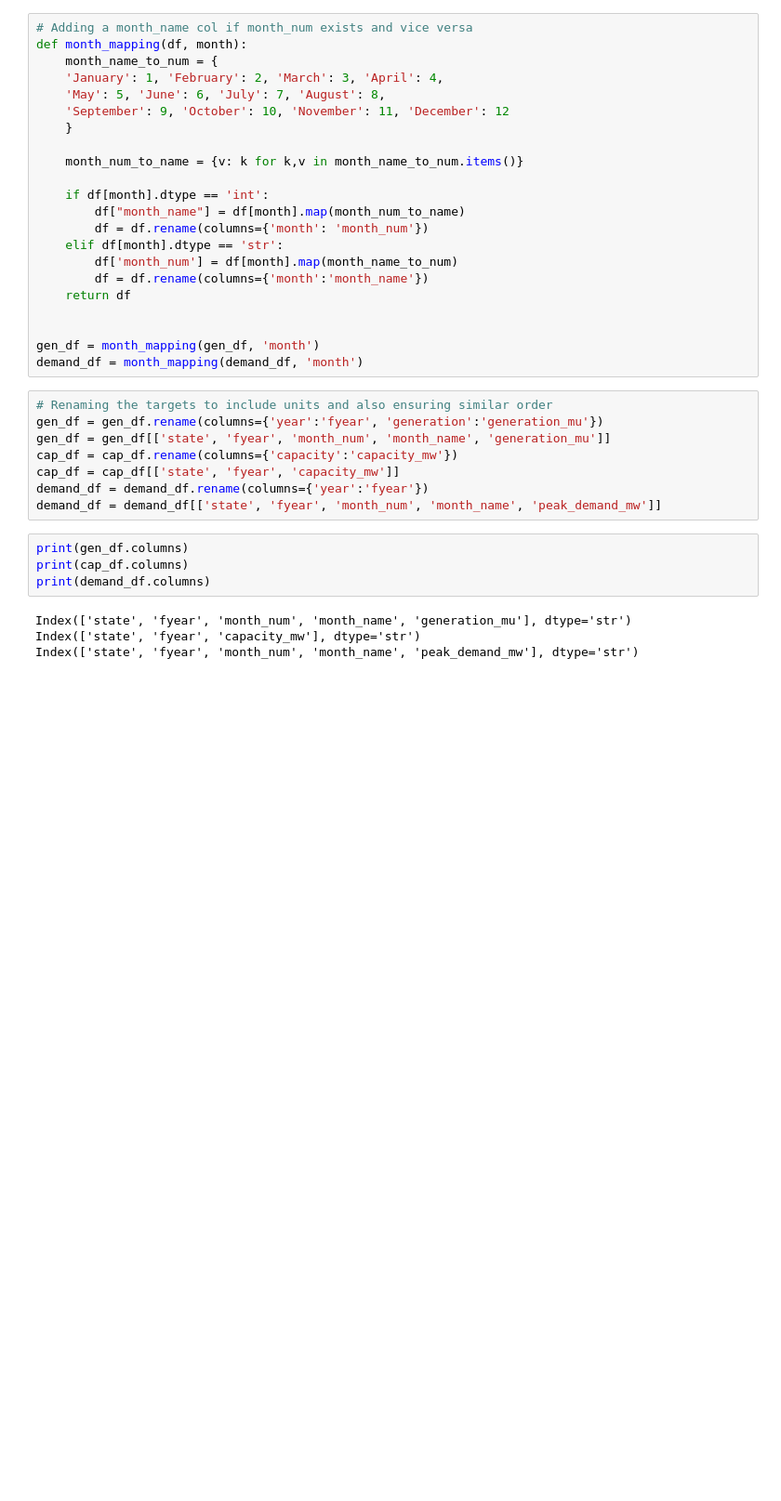
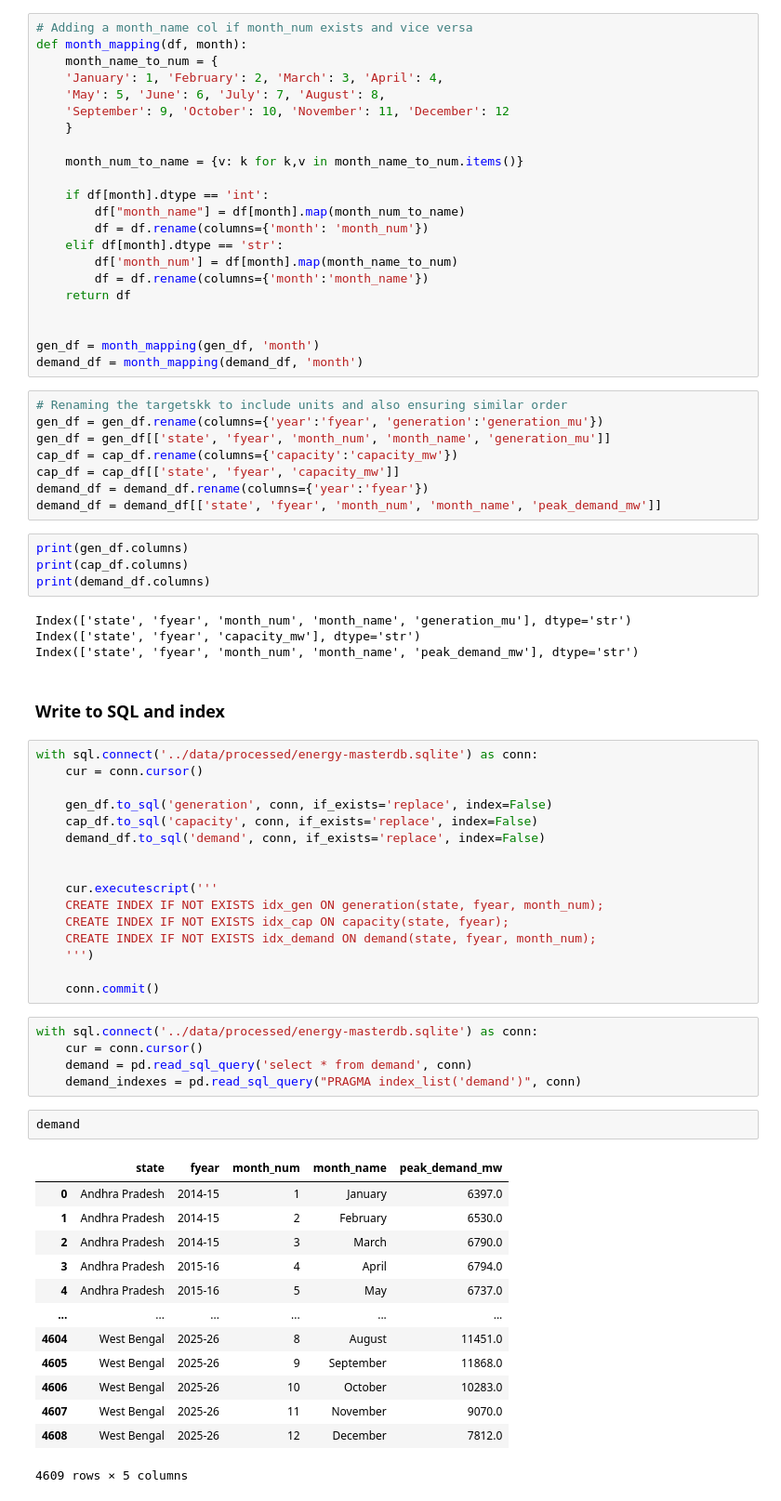
Before and after one commit to marvinminhaz/Solar-Curtailment-Project, a Jupyter notebook: notebooks/data-viz-and-prep.ipynb, the cells around one changed output. Shown at 93% size. Saved outputs shown, nothing was run; the diff lists cells and outputs as text; blank space fills up the shorter version.

Commit message:
created sqlite db and added gen, cap, demand dfs into sql tables

```diff
--- a/notebooks/data-viz-and-prep.ipynb
+++ b/notebooks/data-viz-and-prep.ipynb
@@ -132,7 +133,7 @@ def month_mapping(df, month):
 gen_df = month_mapping(gen_df, 'month')
 demand_df = month_mapping(demand_df, 'month')
 # %%
-# Renaming the targets to include units and also ensuring similar order
+# Renaming the targetskk to include units and also ensuring similar order
 gen_df = gen_df.rename(columns={'year':'fyear', 'generation':'generation_mu'})
 gen_df = gen_df[['state', 'fyear', 'month_num', 'month_name', 'generation_mu']]
 cap_df = cap_df.rename(columns={'capacity':'capacity_mw'})
@@ -147,3 +148,42 @@ print(demand_df.columns)
 Index(['state', 'fyear', 'month_num', 'month_name', 'generation_mu'], dtype='str')
 Index(['state', 'fyear', 'capacity_mw'], dtype='str')
 Index(['state', 'fyear', 'month_num', 'month_name', 'peak_demand_mw'], dtype='str')
+# %% [markdown]
+### Write to SQL and index
+# %%
+with sql.connect('../data/processed/energy-masterdb.sqlite') as conn:
+    cur = conn.cursor()
+
+    gen_df.to_sql('generation', conn, if_exists='replace', index=False)
+    cap_df.to_sql('capacity', conn, if_exists='replace', index=False)
+    demand_df.to_sql('demand', conn, if_exists='replace', index=False)
+
+
+    cur.executescript('''
+    CREATE INDEX IF NOT EXISTS idx_gen ON generation(state, fyear, month_num);
+    CREATE INDEX IF NOT EXISTS idx_cap ON capacity(state, fyear);
+    CREATE INDEX IF NOT EXISTS idx_demand ON demand(state, fyear, month_num);
+    ''')
+
+    conn.commit()
+# %%
+with sql.connect('../data/processed/energy-masterdb.sqlite') as conn:
+    cur = conn.cursor()
+    demand = pd.read_sql_query('select * from demand', conn)
+    demand_indexes = pd.read_sql_query("PRAGMA index_list('demand')", conn)
+# %%
+demand
+# %% [output]
+|  | state | fyear | month_num | month_name | peak_demand_mw |
+| 0 | Andhra Pradesh | 2014-15 | 1 | January | 6397.0 |
+| 1 | Andhra Pradesh | 2014-15 | 2 | February | 6530.0 |
+| 2 | Andhra Pradesh | 2014-15 | 3 | March | 6790.0 |
+| 3 | Andhra Pradesh | 2015-16 | 4 | April | 6794.0 |
+| 4 | Andhra Pradesh | 2015-16 | 5 | May | 6737.0 |
+| ... | ... | ... | ... | ... | ... |
+| 4604 | West Bengal | 2025-26 | 8 | August | 11451.0 |
+| 4605 | West Bengal | 2025-26 | 9 | September | 11868.0 |
+| 4606 | West Bengal | 2025-26 | 10 | October | 10283.0 |
+| 4607 | West Bengal | 2025-26 | 11 | November | 9070.0 |
+| 4608 | West Bengal | 2025-26 | 12 | December | 7812.0 |
+4609 rows × 5 columns
```
Also changed, not shown: parts of 2 cells of this notebook, 1 other file.
